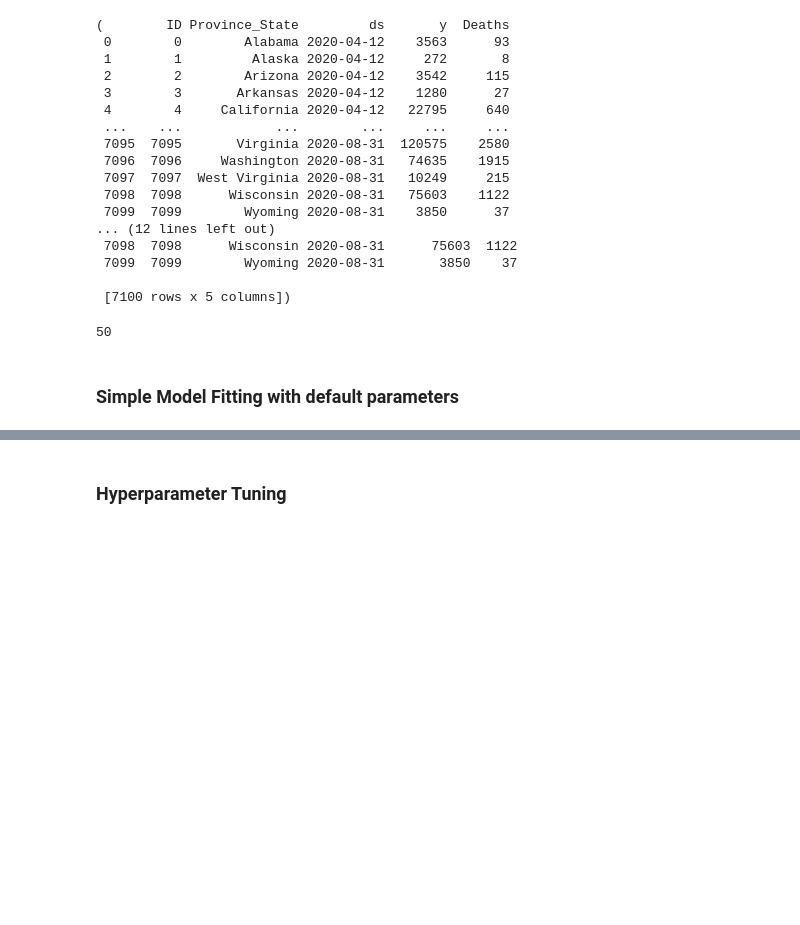
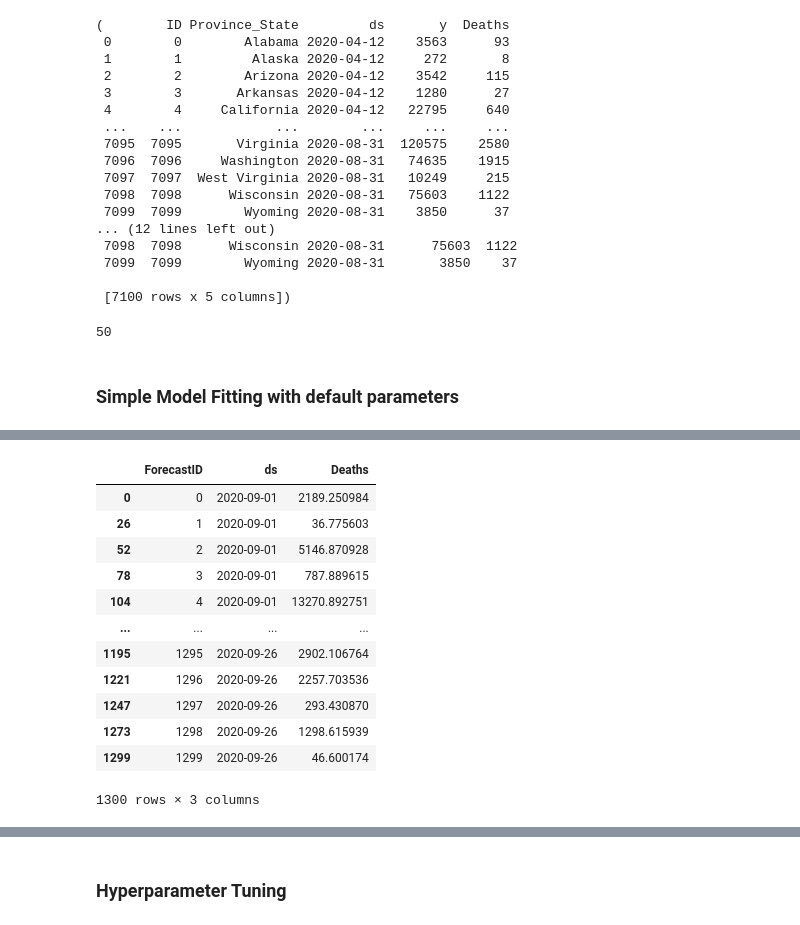
Before and after one commit to chuliu17/CS145_COVID_PROJECT, a Jupyter notebook: Fbprophet.ipynb, the cells around one changed output, grey strips where cells are left out. Drawn from its saved outputs; the diff is of its cells as text; code cells hidden in the pictures; blank space fills up the shorter version.

```diff
--- a/Fbprophet.ipynb
+++ b/Fbprophet.ipynb
@@ -173,3 +157,18 @@ df1_pred = df1_pred.drop(columns = ['ds'])
 # %%
 df2_pred = pd.concat(df2_all_states, ignore_index=True).sort_values(by=['ForecastID'])
+df2_pred
+# %% [output]
+|  | ForecastID | ds | Deaths |
+| 0 | 0 | 2020-09-01 | 2189.250984 |
+| 26 | 1 | 2020-09-01 | 36.775603 |
+| 52 | 2 | 2020-09-01 | 5146.870928 |
+| 78 | 3 | 2020-09-01 | 787.889615 |
+| 104 | 4 | 2020-09-01 | 13270.892751 |
+| ... | ... | ... | ... |
+| 1195 | 1295 | 2020-09-26 | 2902.106764 |
+| 1221 | 1296 | 2020-09-26 | 2257.703536 |
+| 1247 | 1297 | 2020-09-26 | 293.430870 |
+| 1273 | 1298 | 2020-09-26 | 1298.615939 |
+| 1299 | 1299 | 2020-09-26 | 46.600174 |
+1300 rows × 3 columns
 # %%
```
Also changed, not shown: parts of 8 cells of this notebook, 5 other files.
